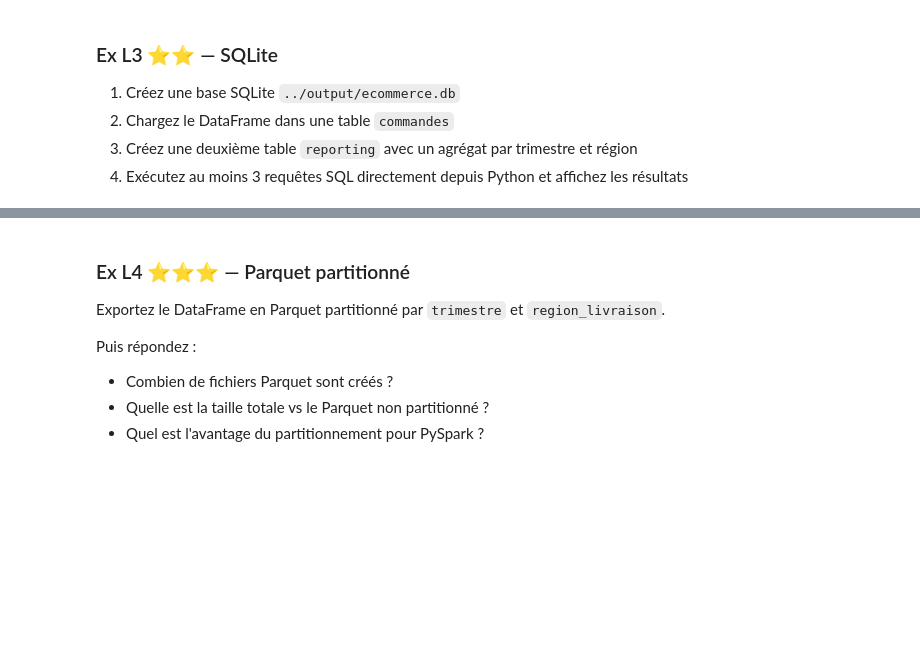
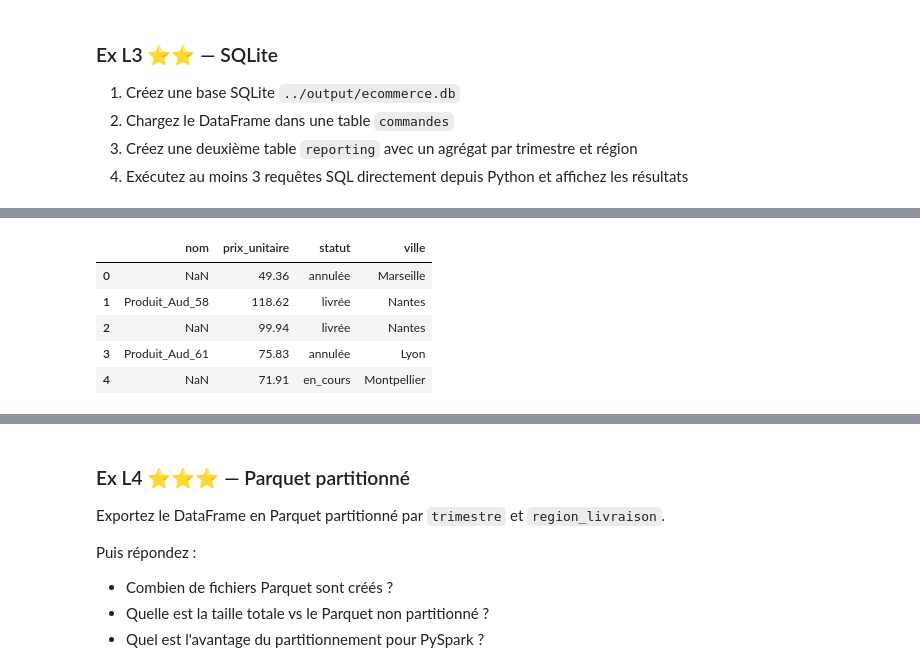
Before and after one commit to najia01/ETL, a Jupyter notebook: ETL_exercices.ipynb, the cells around one changed output, grey strips where cells are left out. Cells and saved outputs as stored; diff of their text form; code cells hidden in the pictures; blank space fills up the shorter version.

```diff
--- a/ETL_exercices.ipynb
+++ b/ETL_exercices.ipynb
@@ -697,4 +907,7 @@ Maintenant que les données sont propres, répondez en code :
 3. Créez une deuxième table `reporting` avec un agrégat par trimestre et région
 4. Exécutez au moins 3 requêtes SQL directement depuis Python et affichez les résultats
 # %%
-# TON CODE ICI
+# création du chemin pour le fichier db
+DB_PATH = './data/ecommerce.db'
+# connexion à sqlite3 apres importation
+conn = sqlite3.connect(DB_PATH)
@@ -700,0 +937,13 @@ Maintenant que les données sont propres, répondez en code :
+# %%
+# requetes sql
+pd.read_sql("""SELECT nom, prix_unitaire, statut, ville
+                FROM commandes
+                LIMIT 5;
+                """, conn)
+# %% [output]
+|  | nom | prix_unitaire | statut | ville |
+| 0 | NaN | 49.36 | annulée | Marseille |
+| 1 | Produit_Aud_58 | 118.62 | livrée | Nantes |
+| 2 | NaN | 99.94 | livrée | Nantes |
+| 3 | Produit_Aud_61 | 75.83 | annulée | Lyon |
+| 4 | NaN | 71.91 | en_cours | Montpellier |
```
Also changed, not shown: parts of 39 cells of this notebook.
